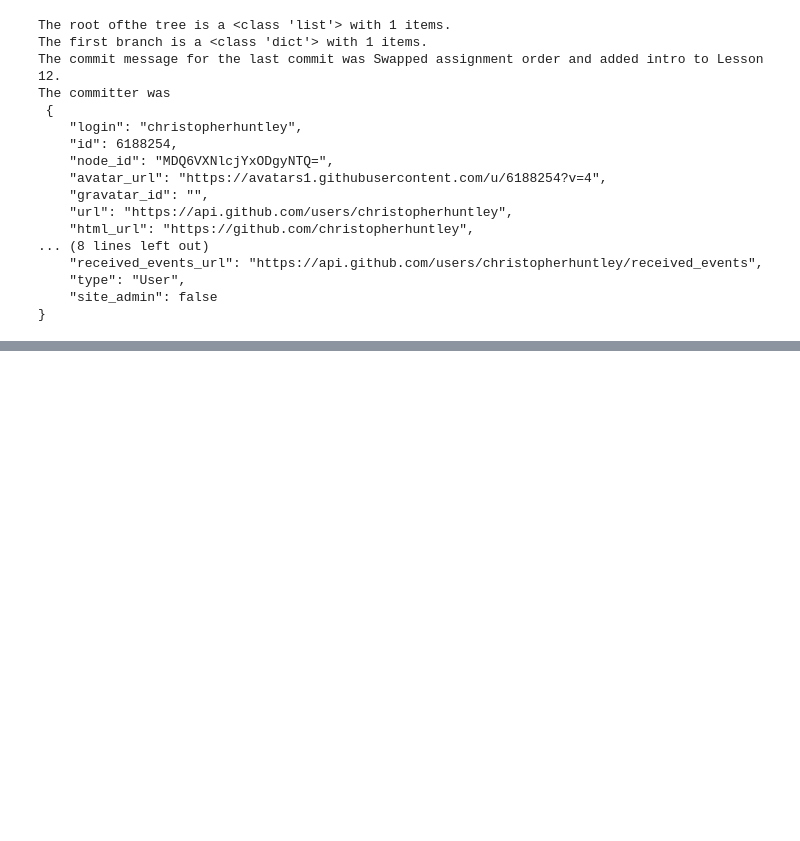
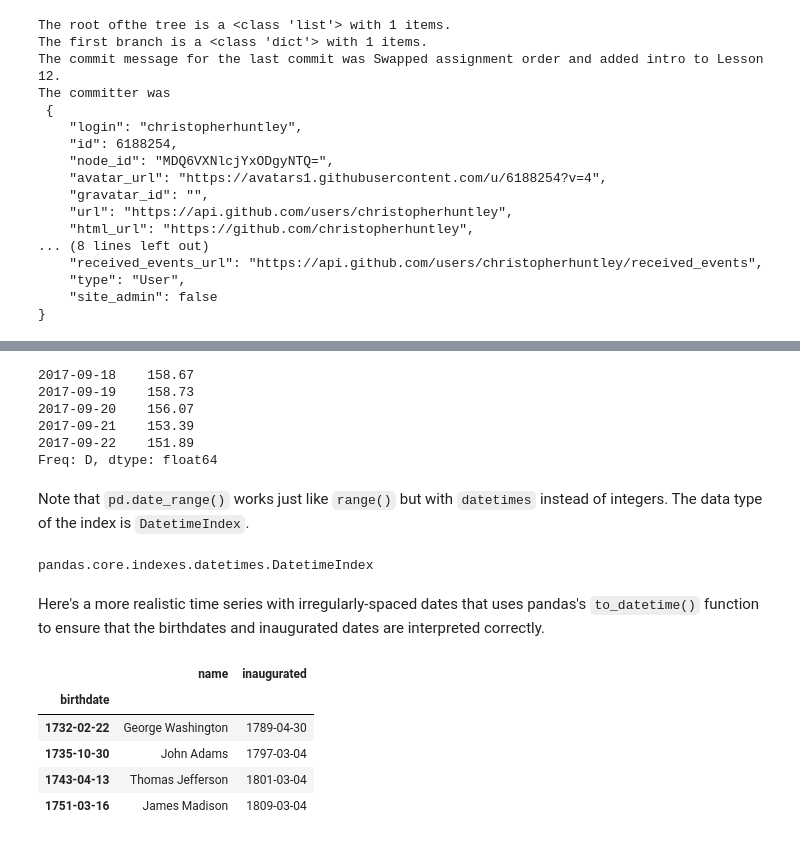
Before and after one commit to philipmaymin/buan5405-lessons-philipmaymin, a Jupyter notebook: L12_Odds_Ends.ipynb, the cells around one changed output, grey strips where cells are left out. Saved outputs shown, nothing was run; the diff lists cells and outputs as text; code cells hidden in the pictures; blank space fills up the shorter version.

```diff
--- a/L12_Odds_Ends.ipynb
+++ b/L12_Odds_Ends.ipynb
@@ -90,0 +135,35 @@ The committer was
+# %%
+import pandas as pd
+aapl_5d = pd.Series(
+    [158.67,158.73,156.07,153.39,151.89],
+    index=pd.date_range('2017-9-18',periods=5,freq='D'))
+aapl_5d
+# %% [output]
+2017-09-18    158.67
+2017-09-19    158.73
+2017-09-20    156.07
+2017-09-21    153.39
+2017-09-22    151.89
+Freq: D, dtype: float64
+# %% [markdown]
+Note that `pd.date_range()` works just like `range()` but with `datetimes` instead of integers. The data type of the index is `DatetimeIndex`.
+# %%
+type(aapl_5d.index)
+# %% [output]
+pandas.core.indexes.datetimes.DatetimeIndex
+# %% [markdown]
+Here's a more realistic time series with irregularly-spaced dates that uses pandas's `to_datetime()` function to ensure that the birthdates and inaugurated dates are interpreted correctly.
+# %%
+presidents = [ {'birthdate':pd.to_datetime('1732-02-22'),'name': "George Washington", 'inaugurated': pd.to_datetime('1789-04-30')},
+               {'birthdate':pd.to_datetime('1735-10-30'),'name': "John Adams", 'inaugurated': pd.to_datetime('1797-03-04')},
+               {'birthdate':pd.to_datetime('1743-04-13'),'name': "Thomas Jefferson", 'inaugurated': pd.to_datetime('1801-03-04')},
+               {'birthdate':pd.to_datetime('1751-03-16'),'name': "James Madison", 'inaugurated': pd.to_datetime('1809-03-04')} ]
+pres_df = pd.DataFrame.from_records(presidents, index='birthdate')
+pres_df
+# %% [output]
+|  | name | inaugurated |
+| birthdate |  |  |
+| 1732-02-22 | George Washington | 1789-04-30 |
+| 1735-10-30 | John Adams | 1797-03-04 |
+| 1743-04-13 | Thomas Jefferson | 1801-03-04 |
+| 1751-03-16 | James Madison | 1809-03-04 |
```
Also changed, not shown: parts of 19 cells of this notebook, 1 other file.
